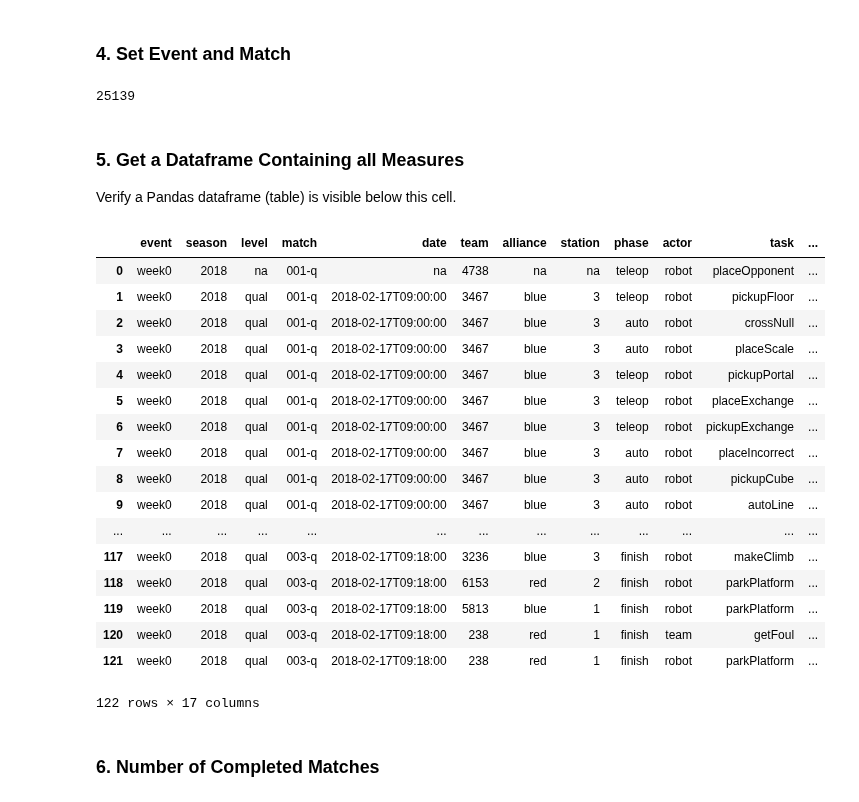
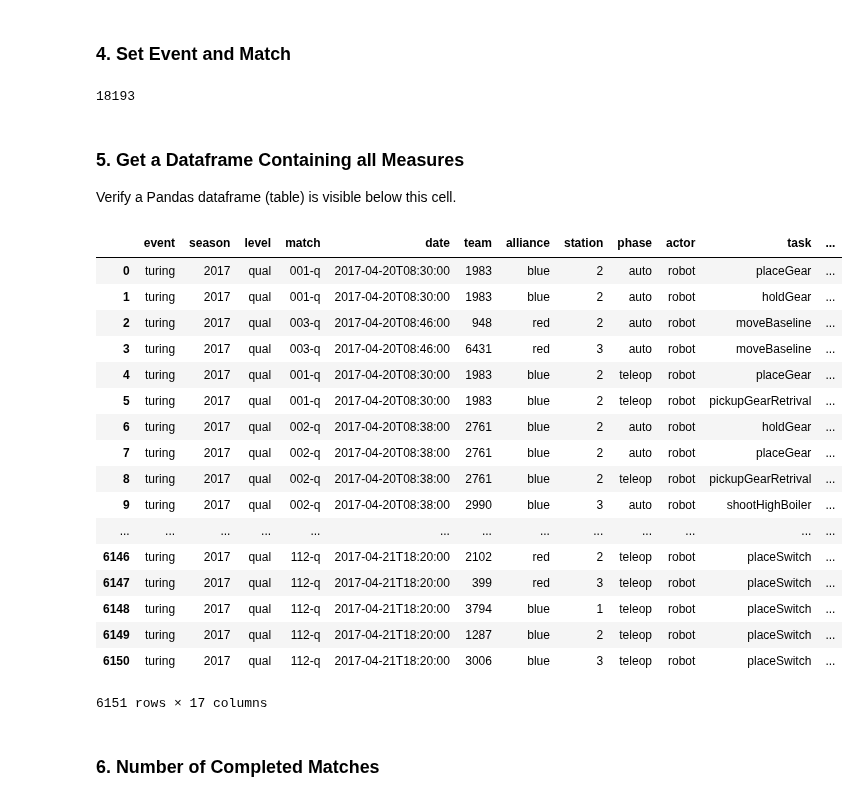
Before and after one commit to irs1318dev/irsScouting2017, a Jupyter notebook: jupyter/System_Test-2018.ipynb, the cells around one changed output. Cells and saved outputs as stored; diff of their text form; code cells hidden in the pictures.

```diff
--- a/jupyter/System_Test-2018.ipynb
+++ b/jupyter/System_Test-2018.ipynb
@@ -39,12 +39,12 @@ matplotlib.style.use("ggplot")
 ### 4. Set Event and Match
 # %%
 # Set Current Event
-event_name = "WEEK0"
-event_id = EventDal.set_current_event("WEEK0", "2017")
+event_name = "turing"
+event_id = EventDal.set_current_event("turing", "2017")
 EventDal.set_current_match("112-q")
 event_id
 # %% [output]
-25139
+18193
 # %% [markdown]
 ### 5. Get a Dataframe Containing all Measures
 Verify a Pandas dataframe (table) is visible below this cell.
@@ -70,51 +70,51 @@ Verify a Pandas dataframe (table) is visible below this cell.
 #     "LEFT JOIN reasons ON measures.reason_id=reasons.id) "
 #     "LEFT JOIN measuretypes ON measures.measuretype_id=measuretypes.id) "
 #     "LEFT JOIN attempts ON measures.attempt_id=attempts.id "
 #     "WHERE events.id=" + str(event_id) + ";")
 
 sql_measures = sa.text(
     "SELECT events.name AS event, events.season AS season, levels.name AS level, matches.name AS match, "
     "dates.name AS date, teams.name AS team, alliances.name AS alliance, stations.name AS station, "
     "phases.name AS phase, actors.name AS actor, tasks.name as task, measuretypes.name AS measuretype, "
     "reasons.name AS reason, "
     "measures.capability AS capability, measures.successes AS successes, measures.attempts AS attempts, "
     "measures.cycle_times as cycle_times "
     "FROM measures FULL OUTER JOIN teams ON measures.team_id=teams.id "
     "LEFT JOIN tasks ON measures.task_id=tasks.id "
     "LEFT JOIN events ON measures.event_id=events.id "
     "LEFT JOIN matches ON measures.match_id=matches.id "
     "LEFT JOIN levels ON measures.level_id=levels.id "
     "LEFT JOIN dates ON measures.date_id=dates.id "
     "LEFT JOIN alliances ON measures.alliance_id=alliances.id "
     "LEFT JOIN stations ON measures.station_id=stations.id "
     "LEFT JOIN phases ON measures.phase_id=phases.id "
     "LEFT JOIN actors ON measures.actor_id=actors.id "
     "LEFT JOIN measuretypes ON measures.measuretype_id=measuretypes.id "
     "LEFT JOIN reasons ON measures.reason_id=reasons.id "
     "WHERE event_id=:evt_id;"
 
-).bindparams(evt_id=25137)
+).bindparams(evt_id=event_id)
 measures = pd.read_sql(sql_measures, conn)
 measures
 # %% [output]
 |  | event | season | level | match | date | team | alliance | station | phase | actor | task | ... |
-| 0 | week0 | 2018 | na | 001-q | na | 4738 | na | na | teleop | robot | placeOpponent | ... |
-| 1 | week0 | 2018 | qual | 001-q | 2018-02-17T09:00:00 | 3467 | blue | 3 | teleop | robot | pickupFloor | ... |
-| 2 | week0 | 2018 | qual | 001-q | 2018-02-17T09:00:00 | 3467 | blue | 3 | auto | robot | crossNull | ... |
-| 3 | week0 | 2018 | qual | 001-q | 2018-02-17T09:00:00 | 3467 | blue | 3 | auto | robot | placeScale | ... |
-| 4 | week0 | 2018 | qual | 001-q | 2018-02-17T09:00:00 | 3467 | blue | 3 | teleop | robot | pickupPortal | ... |
-| 5 | week0 | 2018 | qual | 001-q | 2018-02-17T09:00:00 | 3467 | blue | 3 | teleop | robot | placeExchange | ... |
-| 6 | week0 | 2018 | qual | 001-q | 2018-02-17T09:00:00 | 3467 | blue | 3 | teleop | robot | pickupExchange | ... |
-| 7 | week0 | 2018 | qual | 001-q | 2018-02-17T09:00:00 | 3467 | blue | 3 | auto | robot | placeIncorrect | ... |
-| 8 | week0 | 2018 | qual | 001-q | 2018-02-17T09:00:00 | 3467 | blue | 3 | auto | robot | pickupCube | ... |
-| 9 | week0 | 2018 | qual | 001-q | 2018-02-17T09:00:00 | 3467 | blue | 3 | auto | robot | autoLine | ... |
+| 0 | turing | 2017 | qual | 001-q | 2017-04-20T08:30:00 | 1983 | blue | 2 | auto | robot | placeGear | ... |
+| 1 | turing | 2017 | qual | 001-q | 2017-04-20T08:30:00 | 1983 | blue | 2 | auto | robot | holdGear | ... |
+| 2 | turing | 2017 | qual | 003-q | 2017-04-20T08:46:00 | 948 | red | 2 | auto | robot | moveBaseline | ... |
+| 3 | turing | 2017 | qual | 003-q | 2017-04-20T08:46:00 | 6431 | red | 3 | auto | robot | moveBaseline | ... |
+| 4 | turing | 2017 | qual | 001-q | 2017-04-20T08:30:00 | 1983 | blue | 2 | teleop | robot | placeGear | ... |
+| 5 | turing | 2017 | qual | 001-q | 2017-04-20T08:30:00 | 1983 | blue | 2 | teleop | robot | pickupGearRetrival | ... |
+| 6 | turing | 2017 | qual | 002-q | 2017-04-20T08:38:00 | 2761 | blue | 2 | auto | robot | holdGear | ... |
+| 7 | turing | 2017 | qual | 002-q | 2017-04-20T08:38:00 | 2761 | blue | 2 | auto | robot | placeGear | ... |
+| 8 | turing | 2017 | qual | 002-q | 2017-04-20T08:38:00 | 2761 | blue | 2 | teleop | robot | pickupGearRetrival | ... |
+| 9 | turing | 2017 | qual | 002-q | 2017-04-20T08:38:00 | 2990 | blue | 3 | auto | robot | shootHighBoiler | ... |
 | ... | ... | ... | ... | ... | ... | ... | ... | ... | ... | ... | ... | ... |
-| 117 | week0 | 2018 | qual | 003-q | 2018-02-17T09:18:00 | 3236 | blue | 3 | finish | robot | makeClimb | ... |
-| 118 | week0 | 2018 | qual | 003-q | 2018-02-17T09:18:00 | 6153 | red | 2 | finish | robot | parkPlatform | ... |
-| 119 | week0 | 2018 | qual | 003-q | 2018-02-17T09:18:00 | 5813 | blue | 1 | finish | robot | parkPlatform | ... |
-| 120 | week0 | 2018 | qual | 003-q | 2018-02-17T09:18:00 | 238 | red | 1 | finish | team | getFoul | ... |
-| 121 | week0 | 2018 | qual | 003-q | 2018-02-17T09:18:00 | 238 | red | 1 | finish | robot | parkPlatform | ... |
+| 6146 | turing | 2017 | qual | 112-q | 2017-04-21T18:20:00 | 2102 | red | 2 | teleop | robot | placeSwitch | ... |
+| 6147 | turing | 2017 | qual | 112-q | 2017-04-21T18:20:00 | 399 | red | 3 | teleop | robot | placeSwitch | ... |
+| 6148 | turing | 2017 | qual | 112-q | 2017-04-21T18:20:00 | 3794 | blue | 1 | teleop | robot | placeSwitch | ... |
+| 6149 | turing | 2017 | qual | 112-q | 2017-04-21T18:20:00 | 1287 | blue | 2 | teleop | robot | placeSwitch | ... |
+| 6150 | turing | 2017 | qual | 112-q | 2017-04-21T18:20:00 | 3006 | blue | 3 | teleop | robot | placeSwitch | ... |
-122 rows × 17 columns
+6151 rows × 17 columns
 # %% [markdown]
 ### 6. Number of Completed Matches
 # %%
```
Also changed, not shown: parts of 2 cells of this notebook, 2 other files.
